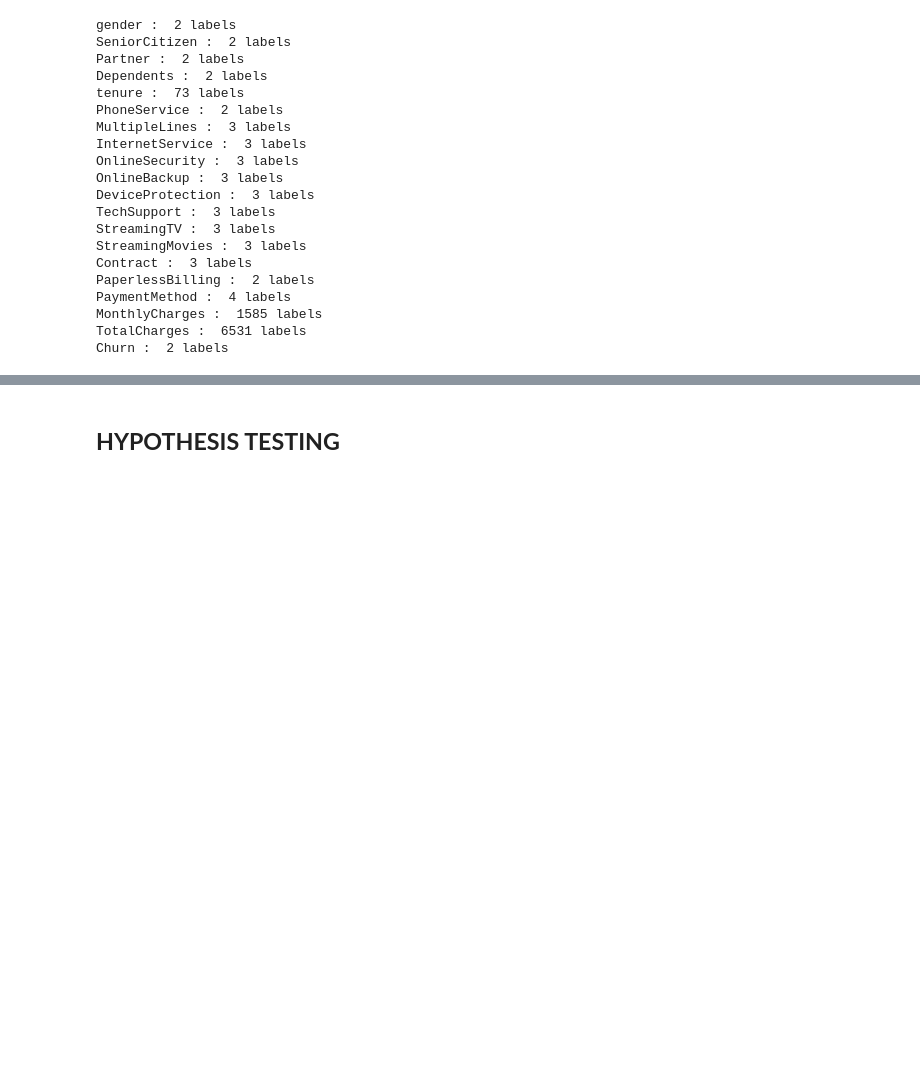
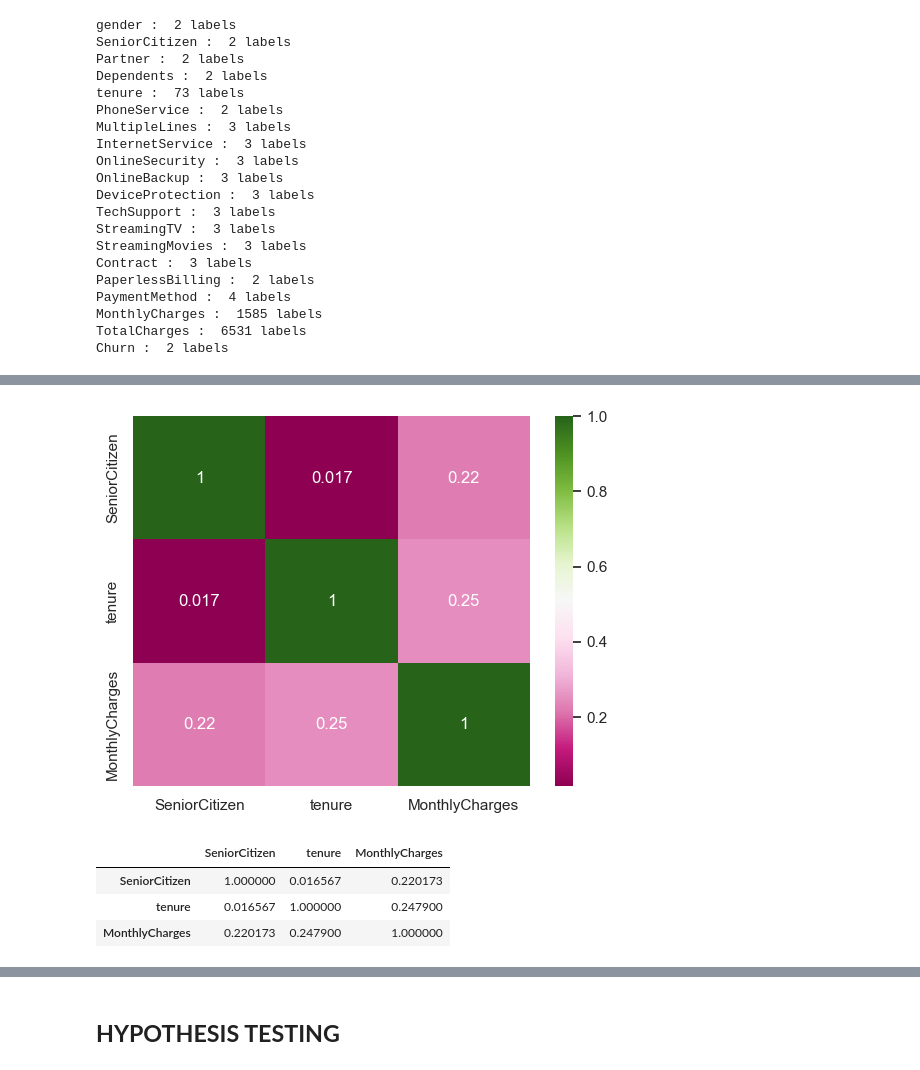
Before and after one commit to AleemahTheAnalyst/TELECOM, a Jupyter notebook: customer_chun.ipynb, the cells around one changed output, grey strips where cells are left out. Saved outputs shown, nothing was run; the diff lists cells and outputs as text; code cells hidden in the pictures; blank space fills up the shorter version.

```diff
--- a/customer_chun.ipynb
+++ b/customer_chun.ipynb
@@ -298,0 +344,13 @@ Churn :  2 labels
+# %%
+outlier_check_plot = sns.heatmap(outlier_check.corr(), cmap="PiYG", annot=True)
+plt.show()
+# %% [output]
+[figure, added]
+# %%
+corr = telecom[['SeniorCitizen', 'tenure', 'MonthlyCharges']].corr()
+display(corr)
+# %% [output]
+|  | SeniorCitizen | tenure | MonthlyCharges |
+| SeniorCitizen | 1.000000 | 0.016567 | 0.220173 |
+| tenure | 0.016567 | 1.000000 | 0.247900 |
+| MonthlyCharges | 0.220173 | 0.247900 | 1.000000 |
```
Also changed, not shown: parts of 40 cells of this notebook.
